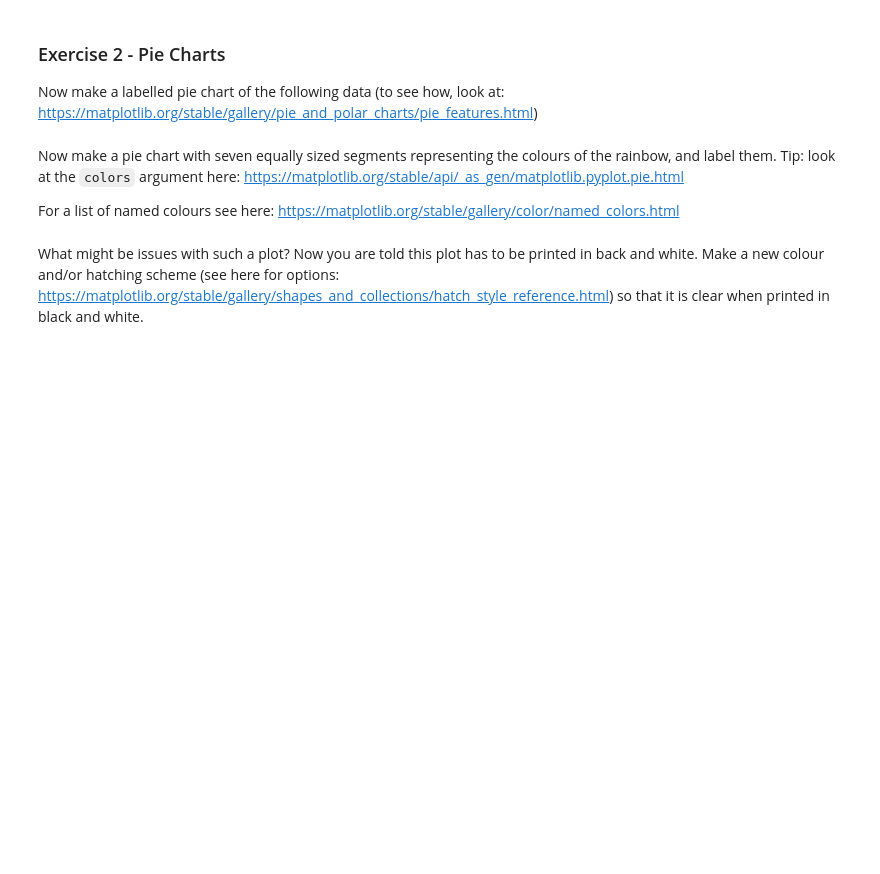
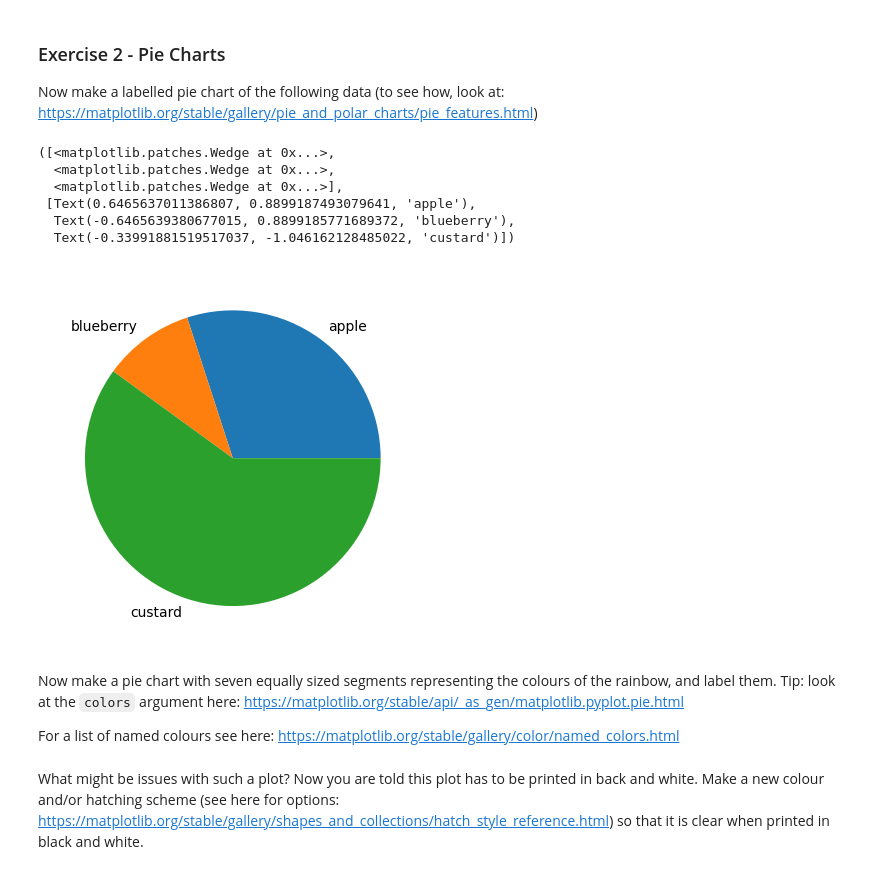
Before and after one commit to abbeywaldron/research_methods_2025, a Jupyter notebook: visualisation_1.ipynb, the cells around one changed output. Drawn from its saved outputs; the diff is of its cells as text; code cells hidden in the pictures; blank space fills up the shorter version.

```diff
--- a/visualisation_1.ipynb
+++ b/visualisation_1.ipynb
@@ -19,6 +31,17 @@ Now make a labelled pie chart of the following data (to see how, look at: https:
 # %%
 data_pie = np.array([0.3,0.1,0.6])
 labels_pie = ["apple","blueberry","custard"]
+# %%
+fig, ax = plt.subplots()
+ax.pie(data_pie, labels=labels_pie)
+# %% [output]
+([<matplotlib.patches.Wedge at 0x...>,
+  <matplotlib.patches.Wedge at 0x...>,
+  <matplotlib.patches.Wedge at 0x...>],
+ [Text(0.6465637011386807, 0.8899187493079641, 'apple'),
+  Text(-0.6465639380677015, 0.8899185771689372, 'blueberry'),
+  Text(-0.33991881519517037, -1.046162128485022, 'custard')])
+[figure, added]
 # %% [markdown]
 Now make a pie chart with seven equally sized segments representing the colours of the rainbow, and label them.  Tip:  look at the `colors` argument here: https://matplotlib.org/stable/api/_as_gen/matplotlib.pyplot.pie.html
 
```
Also changed, not shown: parts of 3 cells of this notebook.
